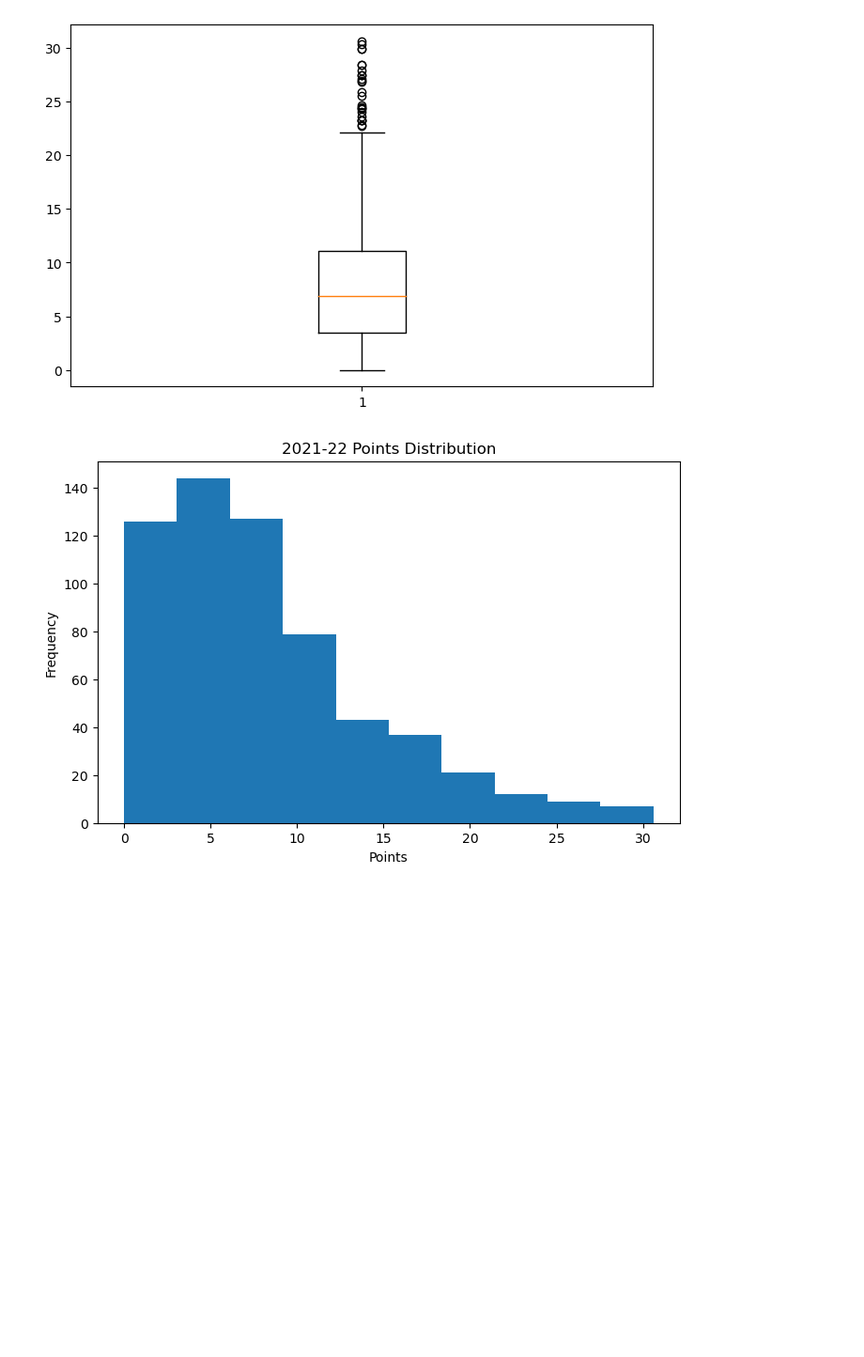
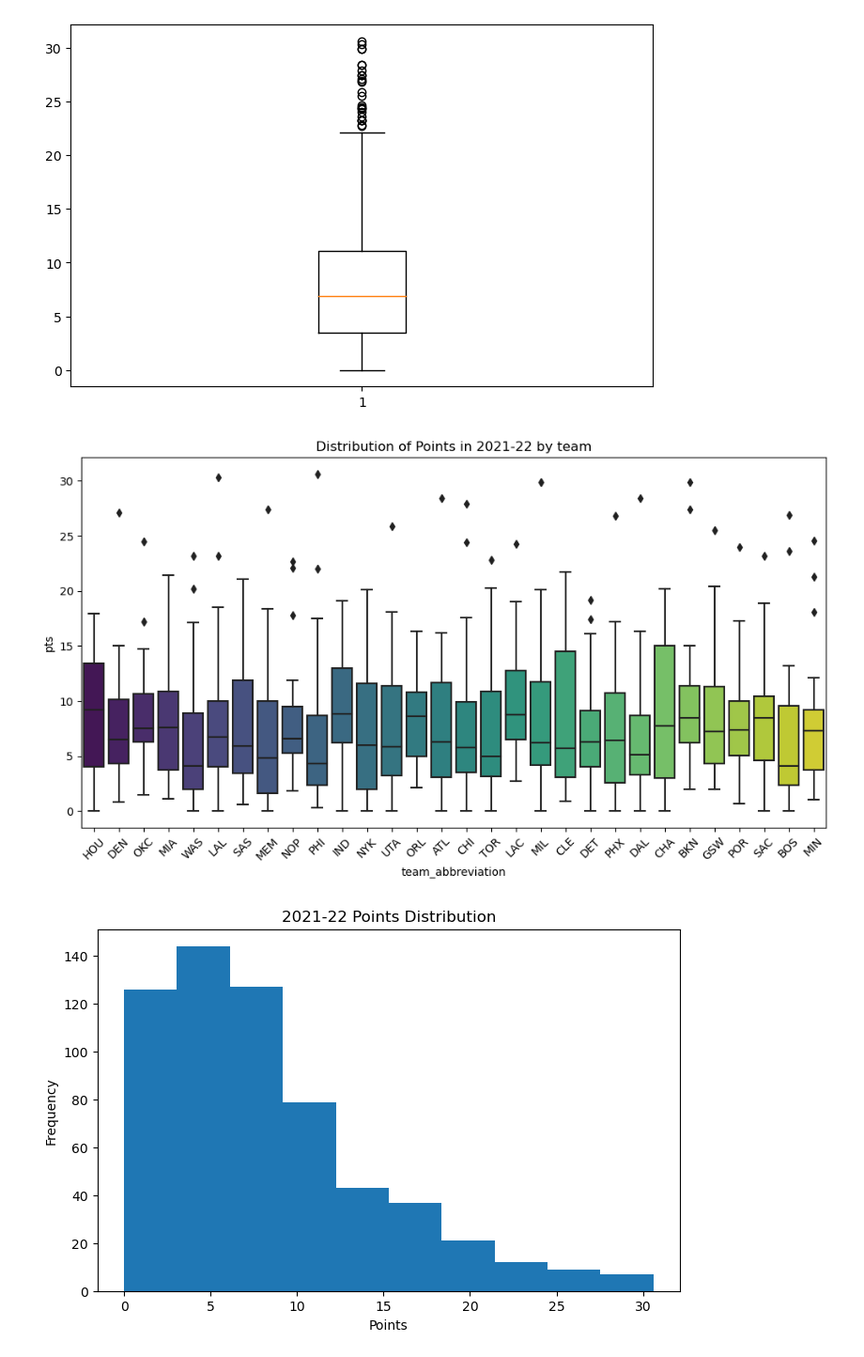
Before and after one commit to Chris-Goyette/Python_DA_Class, a Jupyter notebook: Colab_Notebooks/NBA_data_2_19.ipynb, the cells around one changed output. Shown at 94% size. Saved outputs shown, nothing was run; the diff lists cells and outputs as text; code cells hidden in the pictures; blank space fills up the shorter version.

Commit message:
Updates boxplot and adds more detail

```diff
--- a/Colab_Notebooks/NBA_data_2_19.ipynb
+++ b/Colab_Notebooks/NBA_data_2_19.ipynb
@@ -304,6 +301,31 @@ plt.boxplot(df_2021_22.pts)
 plt.show()
 # %% [output]
 [figure]
+# %%
+'''
+Using one of your plots from last week, customize it using the techniques presented in this week's class.
+Share a before and after image.
+
+1. What did you change?
+    a. Boxplots to include every NBA team for the 2021-22 season
+    b. Team abbreviations for each box plot
+    c. Color palette
+2. Why did you change it?
+    I decided to change my box plot because my original plot was bland, nondescriptive, and showed the point distribution for all the teams instead of each team.
+    By adding descriptors one could more easily see what they are viewing.
+
+'''
+plt.figure(figsize=(12, 6))
+sns.boxplot(
+    data=df_2021_22,
+    x = 'team_abbreviation',
+    y = 'pts',
+    palette='viridis')  # Using a nice color palette
+plt.xticks(rotation=45)
+plt.title("Distribution of Points in 2021-22 by team")
+plt.show()
+# %% [output]
+[figure, added]
 # %%
 # Now lets do a histogram
 plt.figure(figsize=(8,5))
```
Also changed, not shown: parts of 1 cell of this notebook.
